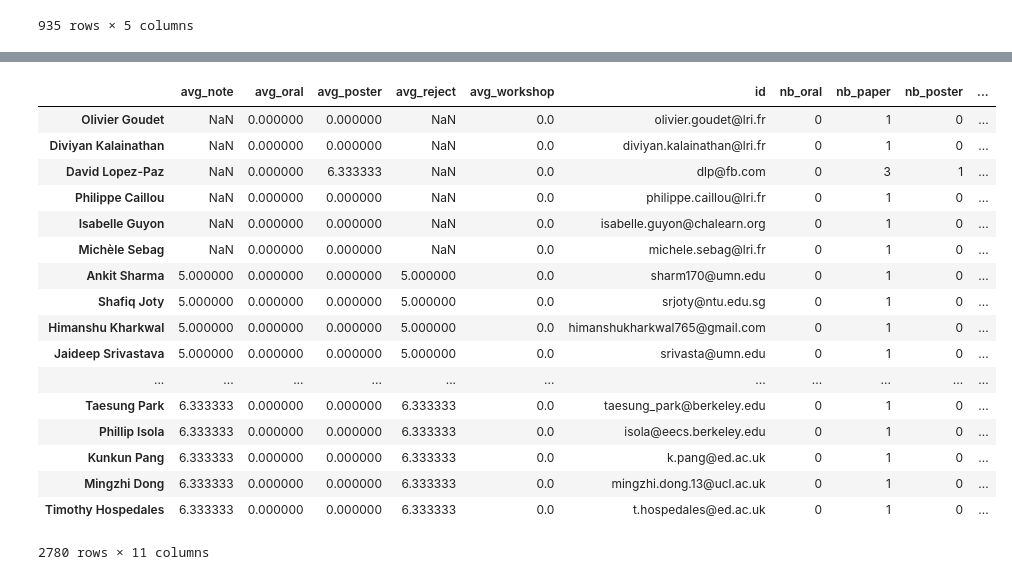
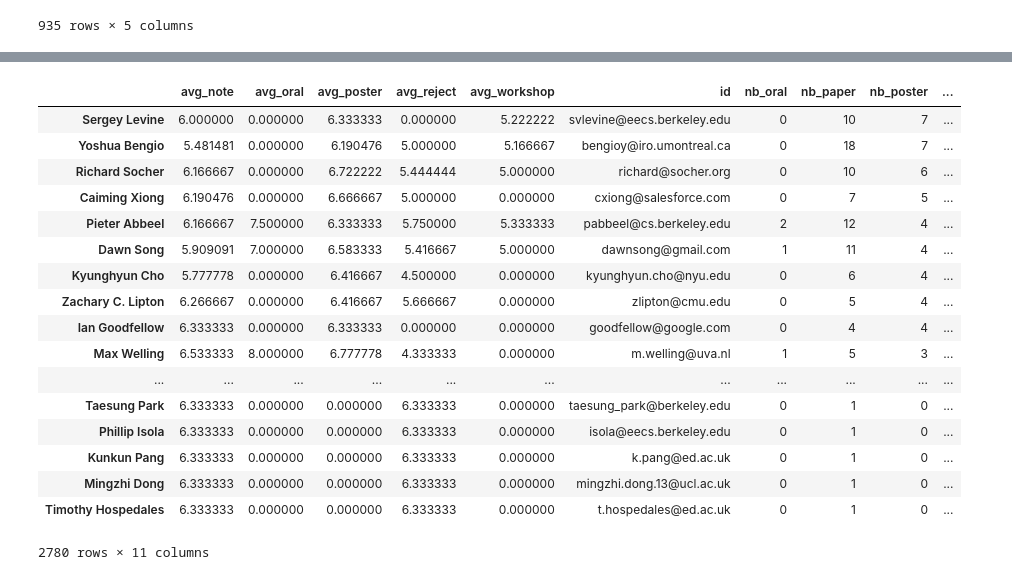
Before and after one commit to pajotarthur/iclr_scrapping, a Jupyter notebook: user database.ipynb, the cells around one changed output, grey strips where cells are left out. Drawn from its saved outputs; the diff is of its cells as text; code cells hidden in the pictures.

Commit message:
Add author database

```diff
--- a/user database.ipynb
+++ b/user database.ipynb
@@ -131,24 +131,24 @@ for key, values in author_dic.items():
     df_list.append(df_temp)
 df_author = pd.concat(df_list)
 # %%
-df_author
-#df_author.sort_values(['nb_poster','nb_oral','nb_workshop'],ascending=False)
+#df_author
+df_author.sort_values(['nb_poster','nb_oral','nb_workshop'],ascending=False)
 # %% [output]
 |  | avg_note | avg_oral | avg_poster | avg_reject | avg_workshop | id | nb_oral | nb_paper | nb_poster | ... |
-| Olivier Goudet | NaN | 0.000000 | 0.000000 | NaN | 0.0 | olivier.goudet@lri.fr | 0 | 1 | 0 | ... |
-| Diviyan Kalainathan | NaN | 0.000000 | 0.000000 | NaN | 0.0 | diviyan.kalainathan@lri.fr | 0 | 1 | 0 | ... |
-| David Lopez-Paz | NaN | 0.000000 | 6.333333 | NaN | 0.0 | dlp@fb.com | 0 | 3 | 1 | ... |
-| Philippe Caillou | NaN | 0.000000 | 0.000000 | NaN | 0.0 | philippe.caillou@lri.fr | 0 | 1 | 0 | ... |
-| Isabelle Guyon | NaN | 0.000000 | 0.000000 | NaN | 0.0 | isabelle.guyon@chalearn.org | 0 | 1 | 0 | ... |
-| Michèle Sebag | NaN | 0.000000 | 0.000000 | NaN | 0.0 | michele.sebag@lri.fr | 0 | 1 | 0 | ... |
-| Ankit Sharma | 5.000000 | 0.000000 | 0.000000 | 5.000000 | 0.0 | sharm170@umn.edu | 0 | 1 | 0 | ... |
-| Shafiq Joty | 5.000000 | 0.000000 | 0.000000 | 5.000000 | 0.0 | srjoty@ntu.edu.sg | 0 | 1 | 0 | ... |
-| Himanshu Kharkwal | 5.000000 | 0.000000 | 0.000000 | 5.000000 | 0.0 | himanshukharkwal765@gmail.com | 0 | 1 | 0 | ... |
-| Jaideep Srivastava | 5.000000 | 0.000000 | 0.000000 | 5.000000 | 0.0 | srivasta@umn.edu | 0 | 1 | 0 | ... |
+| Sergey Levine | 6.000000 | 0.000000 | 6.333333 | 0.000000 | 5.222222 | svlevine@eecs.berkeley.edu | 0 | 10 | 7 | ... |
+| Yoshua Bengio | 5.481481 | 0.000000 | 6.190476 | 5.000000 | 5.166667 | bengioy@iro.umontreal.ca | 0 | 18 | 7 | ... |
+| Richard Socher | 6.166667 | 0.000000 | 6.722222 | 5.444444 | 5.000000 | richard@socher.org | 0 | 10 | 6 | ... |
+| Caiming Xiong | 6.190476 | 0.000000 | 6.666667 | 5.000000 | 0.000000 | cxiong@salesforce.com | 0 | 7 | 5 | ... |
+| Pieter Abbeel | 6.166667 | 7.500000 | 6.333333 | 5.750000 | 5.333333 | pabbeel@cs.berkeley.edu | 2 | 12 | 4 | ... |
+| Dawn Song | 5.909091 | 7.000000 | 6.583333 | 5.416667 | 5.000000 | dawnsong@gmail.com | 1 | 11 | 4 | ... |
+| Kyunghyun Cho | 5.777778 | 0.000000 | 6.416667 | 4.500000 | 0.000000 | kyunghyun.cho@nyu.edu | 0 | 6 | 4 | ... |
+| Zachary C. Lipton | 6.266667 | 0.000000 | 6.416667 | 5.666667 | 0.000000 | zlipton@cmu.edu | 0 | 5 | 4 | ... |
+| Ian Goodfellow | 6.333333 | 0.000000 | 6.333333 | 0.000000 | 0.000000 | goodfellow@google.com | 0 | 4 | 4 | ... |
+| Max Welling | 6.533333 | 8.000000 | 6.777778 | 4.333333 | 0.000000 | m.welling@uva.nl | 1 | 5 | 3 | ... |
 | ... | ... | ... | ... | ... | ... | ... | ... | ... | ... | ... |
-| Taesung Park | 6.333333 | 0.000000 | 0.000000 | 6.333333 | 0.0 | taesung_park@berkeley.edu | 0 | 1 | 0 | ... |
-| Phillip Isola | 6.333333 | 0.000000 | 0.000000 | 6.333333 | 0.0 | isola@eecs.berkeley.edu | 0 | 1 | 0 | ... |
-| Kunkun Pang | 6.333333 | 0.000000 | 0.000000 | 6.333333 | 0.0 | k.pang@ed.ac.uk | 0 | 1 | 0 | ... |
-| Mingzhi Dong | 6.333333 | 0.000000 | 0.000000 | 6.333333 | 0.0 | mingzhi.dong.13@ucl.ac.uk | 0 | 1 | 0 | ... |
-| Timothy Hospedales | 6.333333 | 0.000000 | 0.000000 | 6.333333 | 0.0 | t.hospedales@ed.ac.uk | 0 | 1 | 0 | ... |
+| Taesung Park | 6.333333 | 0.000000 | 0.000000 | 6.333333 | 0.000000 | taesung_park@berkeley.edu | 0 | 1 | 0 | ... |
+| Phillip Isola | 6.333333 | 0.000000 | 0.000000 | 6.333333 | 0.000000 | isola@eecs.berkeley.edu | 0 | 1 | 0 | ... |
+| Kunkun Pang | 6.333333 | 0.000000 | 0.000000 | 6.333333 | 0.000000 | k.pang@ed.ac.uk | 0 | 1 | 0 | ... |
+| Mingzhi Dong | 6.333333 | 0.000000 | 0.000000 | 6.333333 | 0.000000 | mingzhi.dong.13@ucl.ac.uk | 0 | 1 | 0 | ... |
+| Timothy Hospedales | 6.333333 | 0.000000 | 0.000000 | 6.333333 | 0.000000 | t.hospedales@ed.ac.uk | 0 | 1 | 0 | ... |
 2780 rows × 11 columns
```
Also changed, not shown: parts of 1 cell of this notebook, 1 other file.
